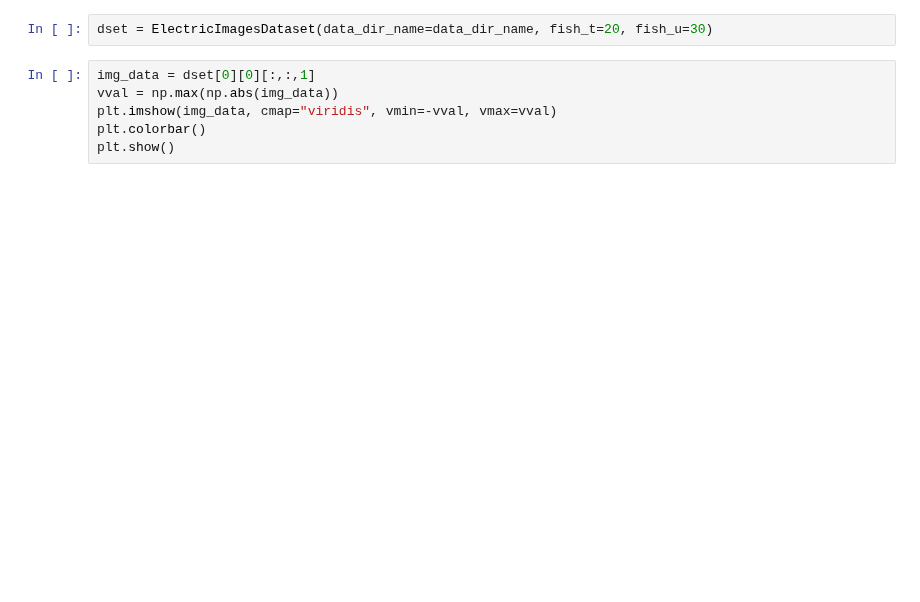
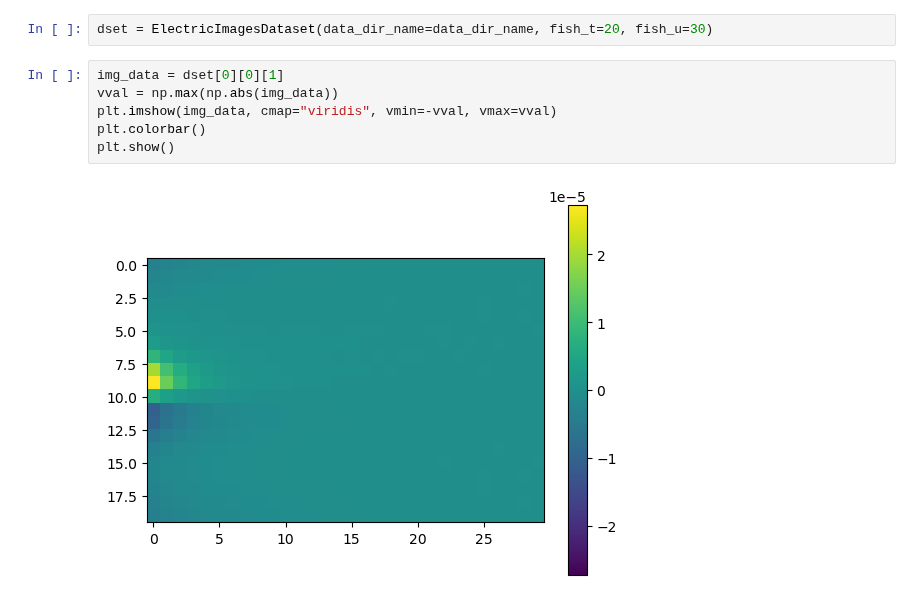
Before and after one commit to DenisTurcu/efish-characterization, a Jupyter notebook: end-to-end/end-to-end-conv-nn-models.ipynb, the cells around one changed output. Drawn from its saved outputs; the diff is of its cells as text; blank space fills up the shorter version.

```diff
--- a/end-to-end/end-to-end-conv-nn-models.ipynb
+++ b/end-to-end/end-to-end-conv-nn-models.ipynb
@@ -37,11 +45,13 @@ plt.show()
 # %%
 dset = ElectricImagesDataset(data_dir_name=data_dir_name, fish_t=20, fish_u=30)
 # %%
-img_data = dset[0][0][:,:,1]
+img_data = dset[0][0][1]
 vval = np.max(np.abs(img_data))
 plt.imshow(img_data, cmap="viridis", vmin=-vval, vmax=vval)
 plt.colorbar()
 plt.show()
+# %% [output]
+[figure, added]
 # %%
 dloader = DataLoader(dset, batch_size=4, shuffle=True)
 batch = next(iter(dloader))
```
Also changed, not shown: parts of 8 cells of this notebook, 2 other files.
